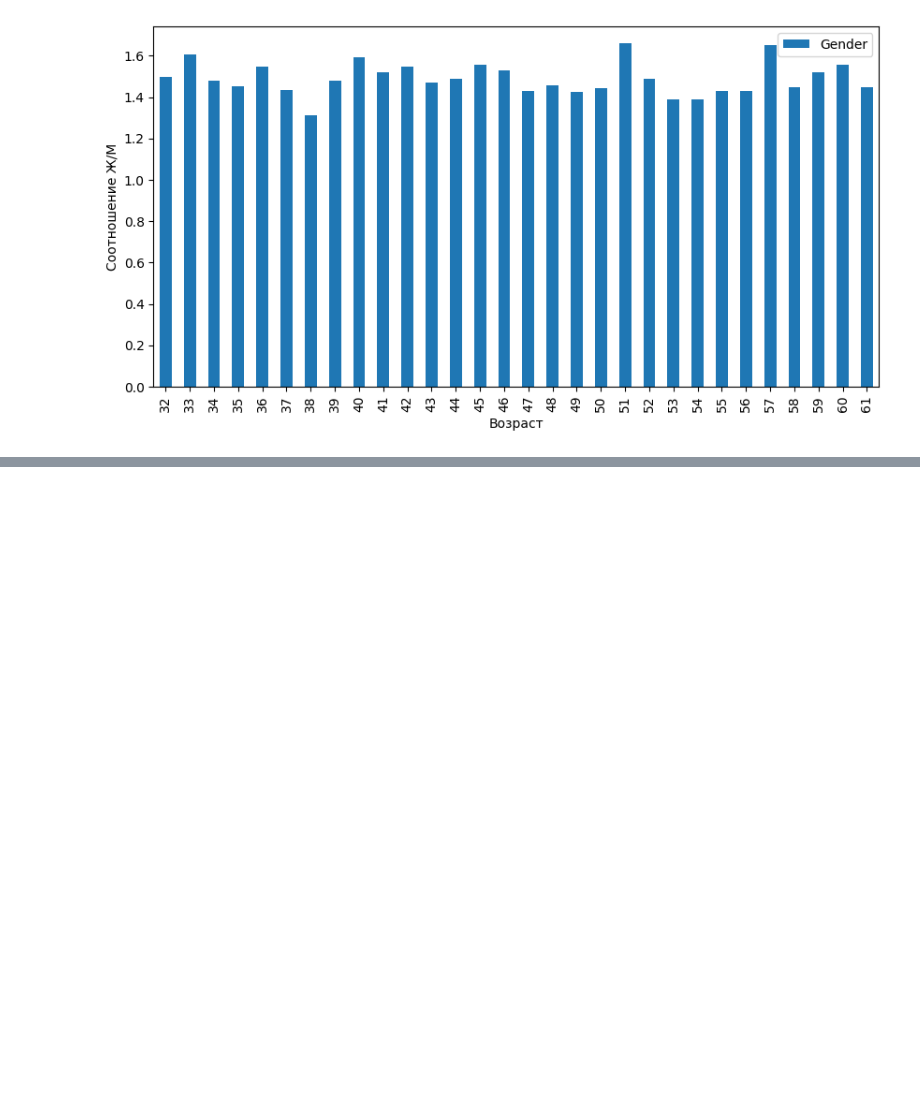
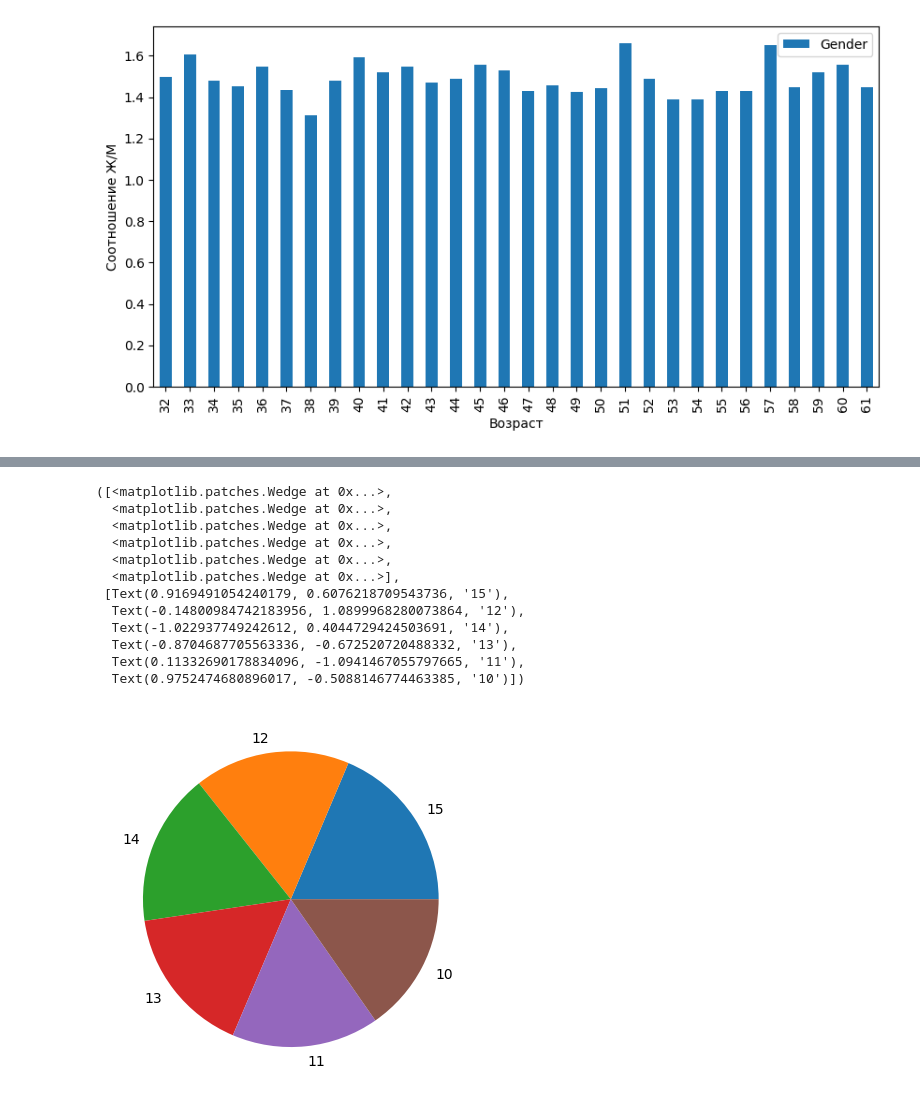
Before and after one commit to wlcmtunknwndth/HSE_works, a Jupyter notebook: Ananlysis.ipynb, the cells around one changed output, grey strips where cells are left out. Drawn from its saved outputs; the diff is of its cells as text; code cells hidden in the pictures; blank space fills up the shorter version.

```diff
--- a/Ananlysis.ipynb
+++ b/Ananlysis.ipynb
@@ -152,0 +189,3 @@ ax = (ppl[["Gender"]].plot.bar(
+# %%
+HGB_df = df['HGB'].value_counts().rename_axis('HGB').reset_index(name = 'abs_freq')
+display(HGB_df)
@@ -152,0 +200,16 @@ ax = (ppl[["Gender"]].plot.bar(
+# %%
+plt.pie(HGB_df['abs_freq'], labels = HGB_df['HGB'])
+# %% [output]
+([<matplotlib.patches.Wedge at 0x...>,
+  <matplotlib.patches.Wedge at 0x...>,
+  <matplotlib.patches.Wedge at 0x...>,
+  <matplotlib.patches.Wedge at 0x...>,
+  <matplotlib.patches.Wedge at 0x...>,
+  <matplotlib.patches.Wedge at 0x...>],
+ [Text(0.9169491054240179, 0.6076218709543736, '15'),
+  Text(-0.14800984742183956, 1.0899968280073864, '12'),
+  Text(-1.022937749242612, 0.4044729424503691, '14'),
+  Text(-0.8704687705563336, -0.672520720488332, '13'),
+  Text(0.11332690178834096, -1.0941467055797665, '11'),
+  Text(0.9752474680896017, -0.5088146774463385, '10')])
+[figure, added]
```
Also changed, not shown: parts of 13 cells of this notebook.
